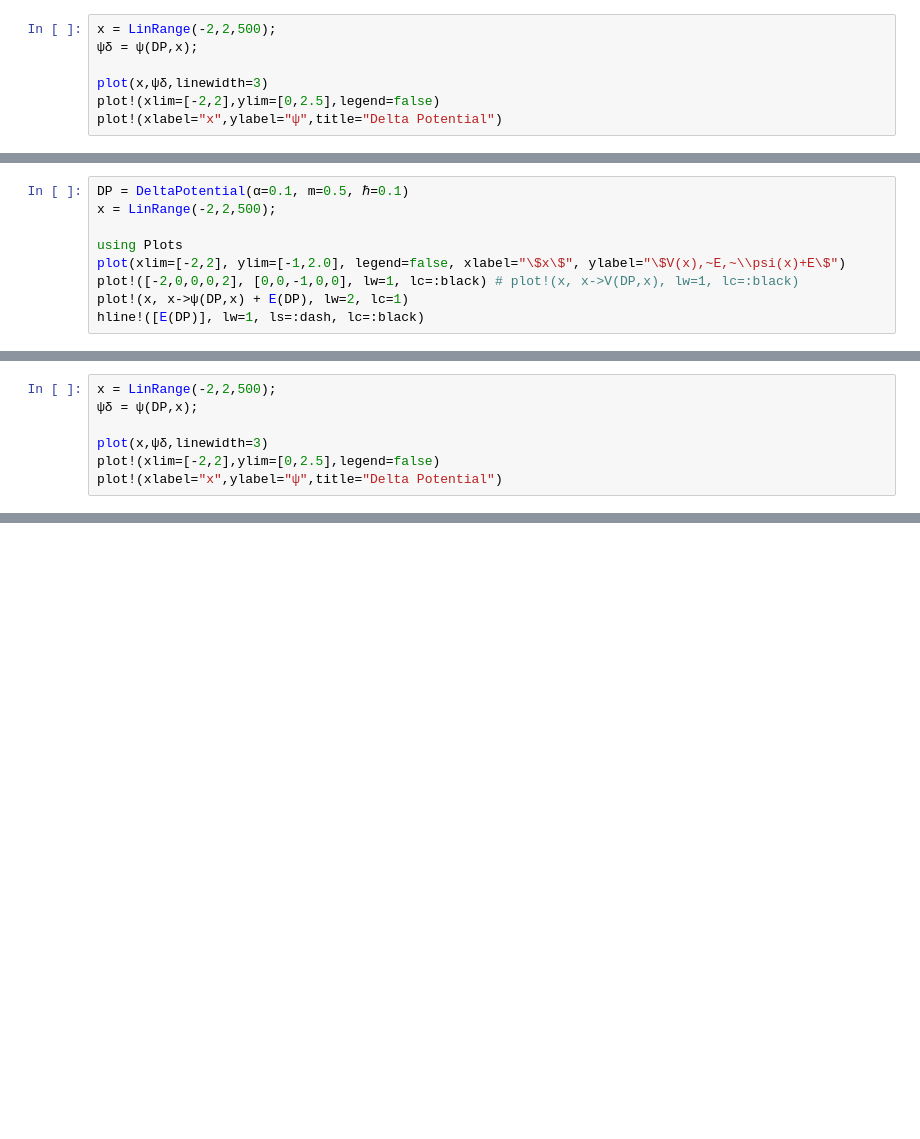
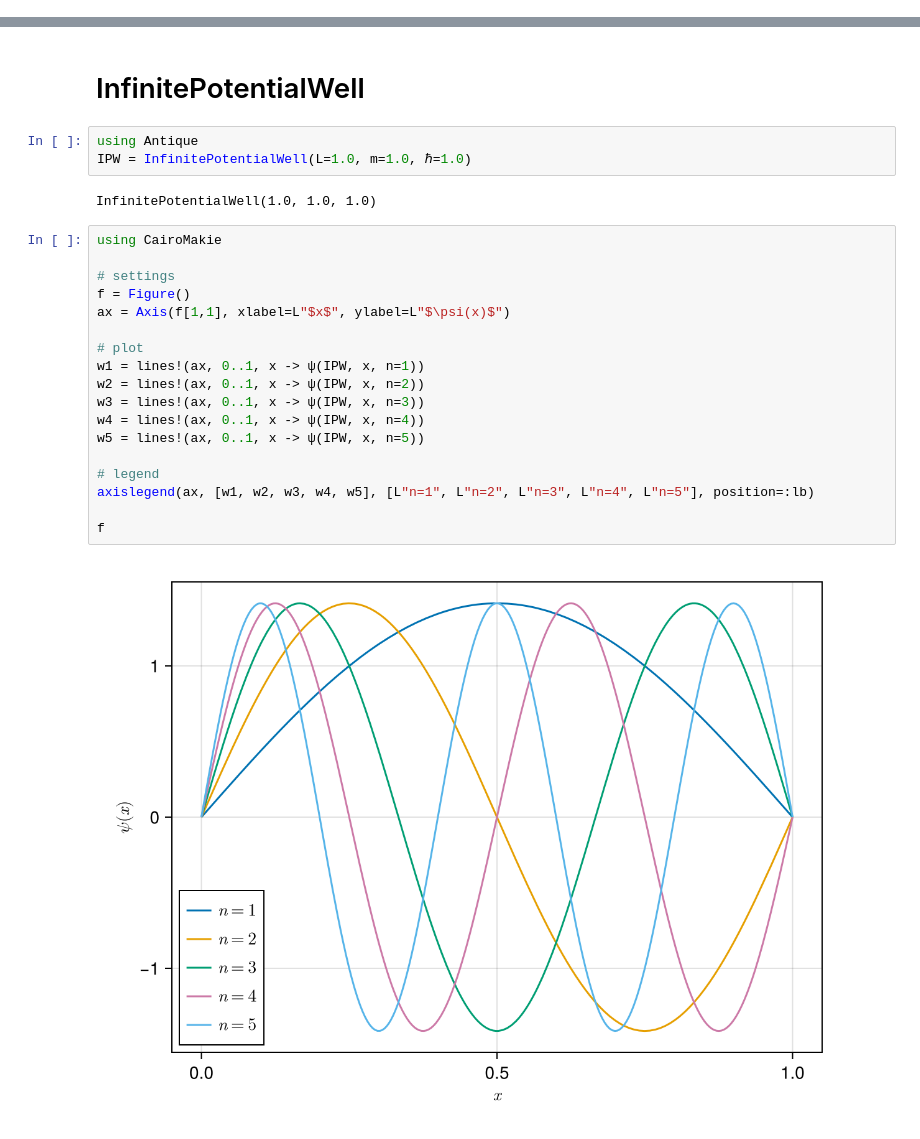
Before and after one commit to ohno/Antique.jl, a Jupyter notebook: developer/dev.ipynb, the cells around one changed output, grey strips where cells are left out. Drawn from its saved outputs; the diff is of its cells as text; blank space fills up the shorter version.

Commit message:
Plots.jl to Makie.jl, close #22

```diff
--- a/developer/dev.ipynb
+++ b/developer/dev.ipynb
@@ -28,7 +0,0 @@ E(DP)
-# %%
-x = LinRange(-2,2,500);
-ψδ = ψ(DP,x);
-
-plot(x,ψδ,linewidth=3)
-plot!(xlim=[-2,2],ylim=[0,2.5],legend=false)
-plot!(xlabel="x",ylabel="ψ",title="Delta Potential")
@@ -50,9 +0,0 @@ true
-# %%
-DP = DeltaPotential(α=0.1, m=0.5, ℏ=0.1)
-x = LinRange(-2,2,500);
-
-using Plots
-plot(xlim=[-2,2], ylim=[-1,2.0], legend=false, xlabel="\$x\$", ylabel="\$V(x),~E,~\\psi(x)+E\$")
-plot!([-2,0,0,0,2], [0,0,-1,0,0], lw=1, lc=:black) # plot!(x, x->V(DP,x), lw=1, lc=:black)
-plot!(x, x->ψ(DP,x) + E(DP), lw=2, lc=1)
-hline!([E(DP)], lw=1, ls=:dash, lc=:black)
@@ -354,7 +0,0 @@ E(DP)
-# %%
-x = LinRange(-2,2,500);
-ψδ = ψ(DP,x);
-
-plot(x,ψδ,linewidth=3)
-plot!(xlim=[-2,2],ylim=[0,2.5],legend=false)
-plot!(xlabel="x",ylabel="ψ",title="Delta Potential")
@@ -360,0 +13,27 @@ plot!(xlabel="x",ylabel="ψ",title="Delta Potential")
+# %% [markdown]
+# InfinitePotentialWell
+# %%
+using Antique
+IPW = InfinitePotentialWell(L=1.0, m=1.0, ℏ=1.0)
+# %% [output]
+InfinitePotentialWell(1.0, 1.0, 1.0)
+# %%
+using CairoMakie
+
+# settings
+f = Figure()
+ax = Axis(f[1,1], xlabel=L"$x$", ylabel=L"$\psi(x)$")
+
+# plot
+w1 = lines!(ax, 0..1, x -> ψ(IPW, x, n=1))
+w2 = lines!(ax, 0..1, x -> ψ(IPW, x, n=2))
+w3 = lines!(ax, 0..1, x -> ψ(IPW, x, n=3))
+w4 = lines!(ax, 0..1, x -> ψ(IPW, x, n=4))
+w5 = lines!(ax, 0..1, x -> ψ(IPW, x, n=5))
+
+# legend
+axislegend(ax, [w1, w2, w3, w4, w5], [L"n=1", L"n=2", L"n=3", L"n=4", L"n=5"], position=:lb)
+
+f
+# %% [output]
+[figure, added]
```
Also changed, not shown: parts of 49 cells of this notebook, 7 other files.
